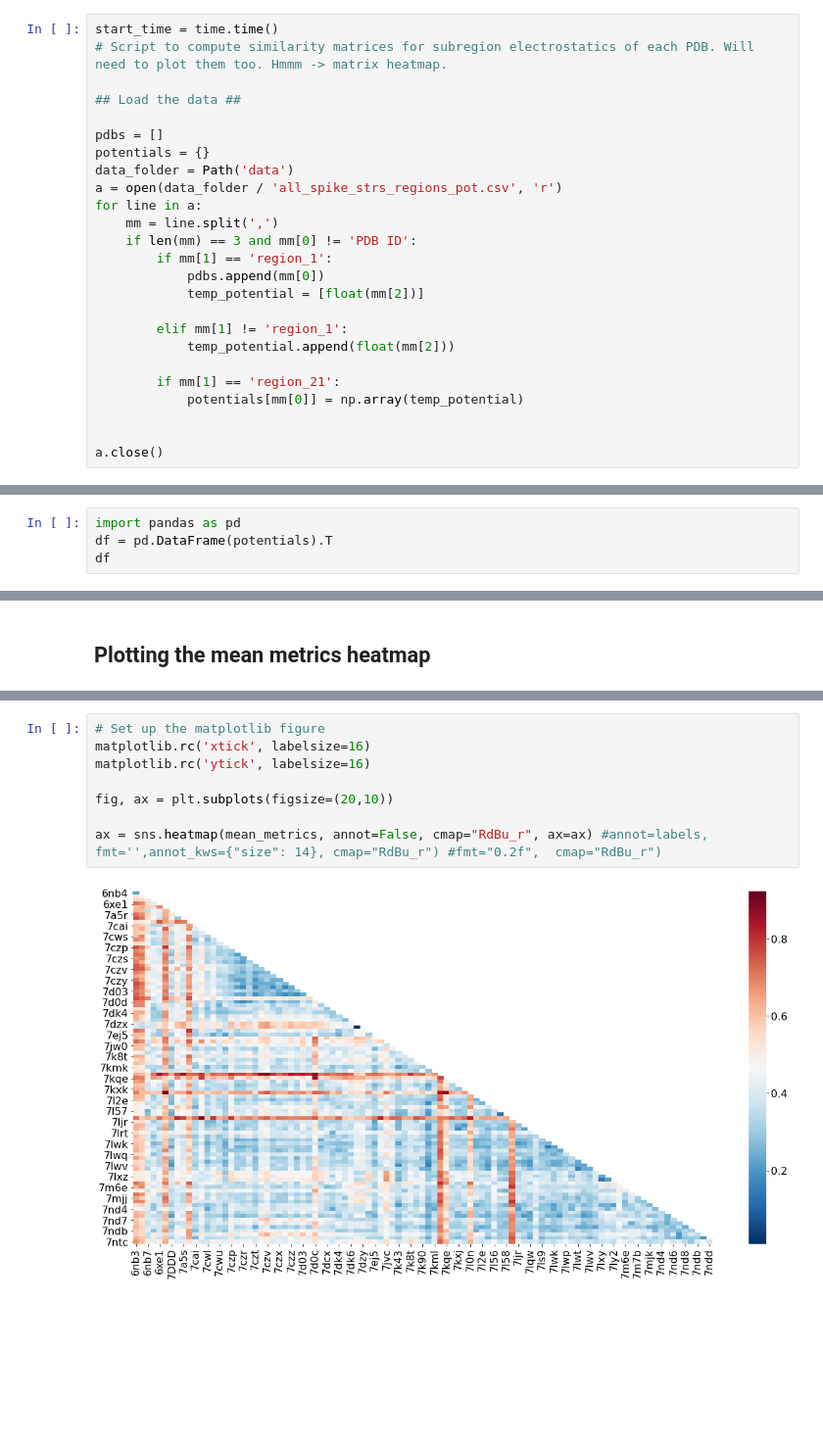
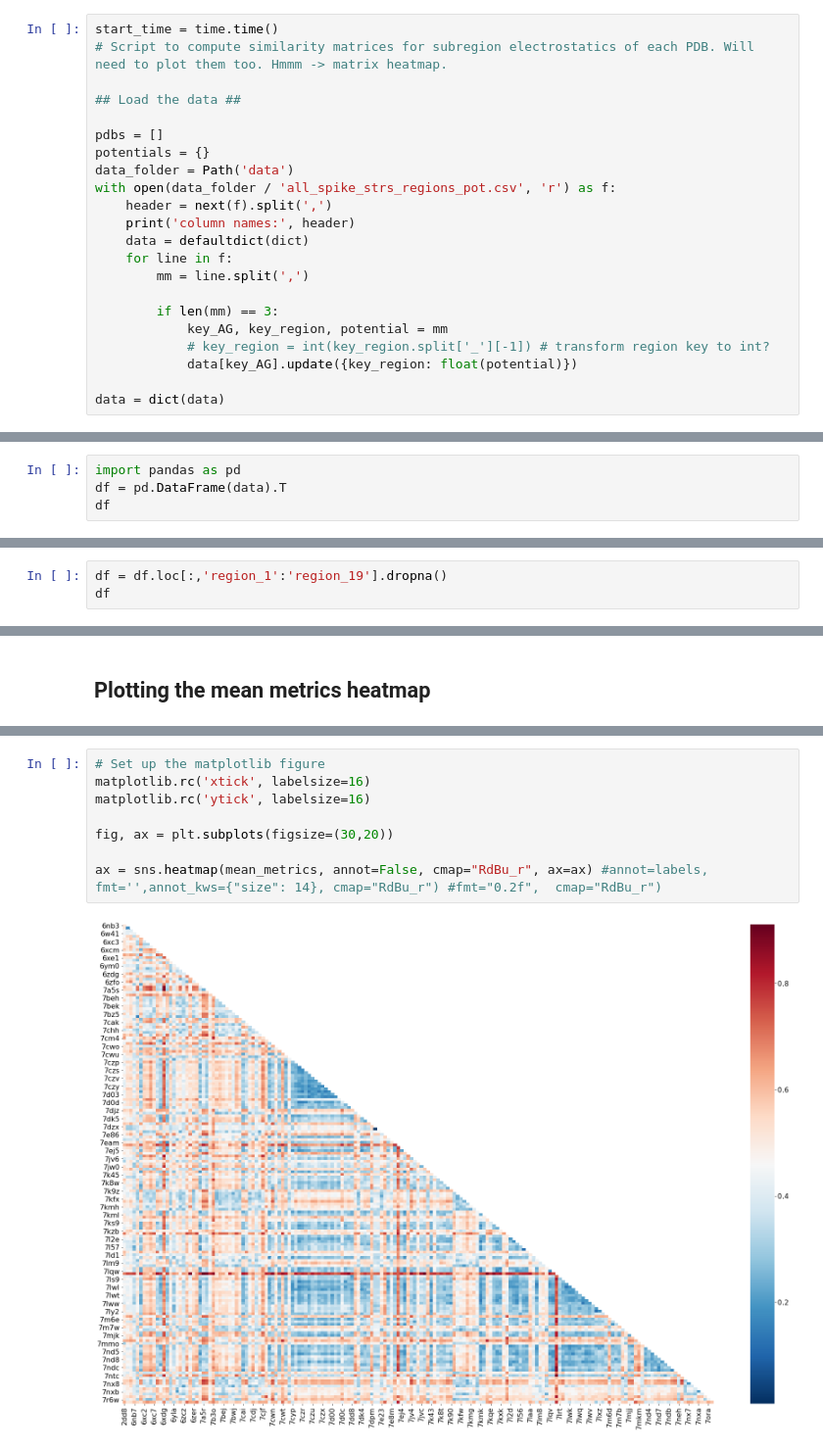
Before and after one commit to hackathonismb/Interface-analysis-of-SARS-CoV-2-antibodies-vs-ACE2, a Jupyter notebook: compute_similarity.ipynb, the cells around one changed output, grey strips where cells are left out. Shown: that part at 98% size. Drawn from its saved outputs; the diff is of its cells as text; blank space fills up the shorter version.

Commit message:
:sparkles: update data loading and selection of AGs
- create dictionary view of data
- add analysis for number of regions available
- select 180 AGs
- enlarge plot

```diff
--- a/compute_similarity.ipynb
+++ b/compute_similarity.ipynb
@@ -22,19 +23,16 @@ start_time = time.time()
 pdbs = []
 potentials = {}
 data_folder = Path('data')
-a = open(data_folder / 'all_spike_strs_regions_pot.csv', 'r')
-for line in a:
-    mm = line.split(',')
-    if len(mm) == 3 and mm[0] != 'PDB ID':
-        if mm[1] == 'region_1':
-            pdbs.append(mm[0])
-            temp_potential = [float(mm[2])]
+with open(data_folder / 'all_spike_strs_regions_pot.csv', 'r') as f:
+    header = next(f).split(',')
+    print('column names:', header)
+    data = defaultdict(dict)
+    for line in f:
+        mm = line.split(',')
 
-        elif mm[1] != 'region_1':
-            temp_potential.append(float(mm[2]))
+        if len(mm) == 3:
+            key_AG, key_region, potential = mm
+            # key_region = int(key_region.split['_'][-1]) # transform region key to int?
+            data[key_AG].update({key_region: float(potential)})
 
-        if mm[1] == 'region_21':
-            potentials[mm[0]] = np.array(temp_potential)
-
-
-a.close()
+data = dict(data)
@@ -41,5 +41,5 @@ a.close()
 # %%
 import pandas as pd
-df = pd.DataFrame(potentials).T
+df = pd.DataFrame(data).T
 df
 # %% [output]
@@ -58,0 +75,3 @@ df
+# %%
+df = df.loc[:,'region_1':'region_19'].dropna()
+df
@@ -149,10 +184,10 @@ mean_metrics
 # %%
 # Set up the matplotlib figure
 matplotlib.rc('xtick', labelsize=16)
 matplotlib.rc('ytick', labelsize=16)
 
-fig, ax = plt.subplots(figsize=(20,10))
+fig, ax = plt.subplots(figsize=(30,20))
 
 ax = sns.heatmap(mean_metrics, annot=False, cmap="RdBu_r", ax=ax) #annot=labels, fmt='',annot_kws={"size": 14}, cmap="RdBu_r") #fmt="0.2f",  cmap="RdBu_r")
 # %% [output]
-[figure, old version]
+[figure, new version]
```
Also changed, not shown: parts of 11 cells of this notebook.
